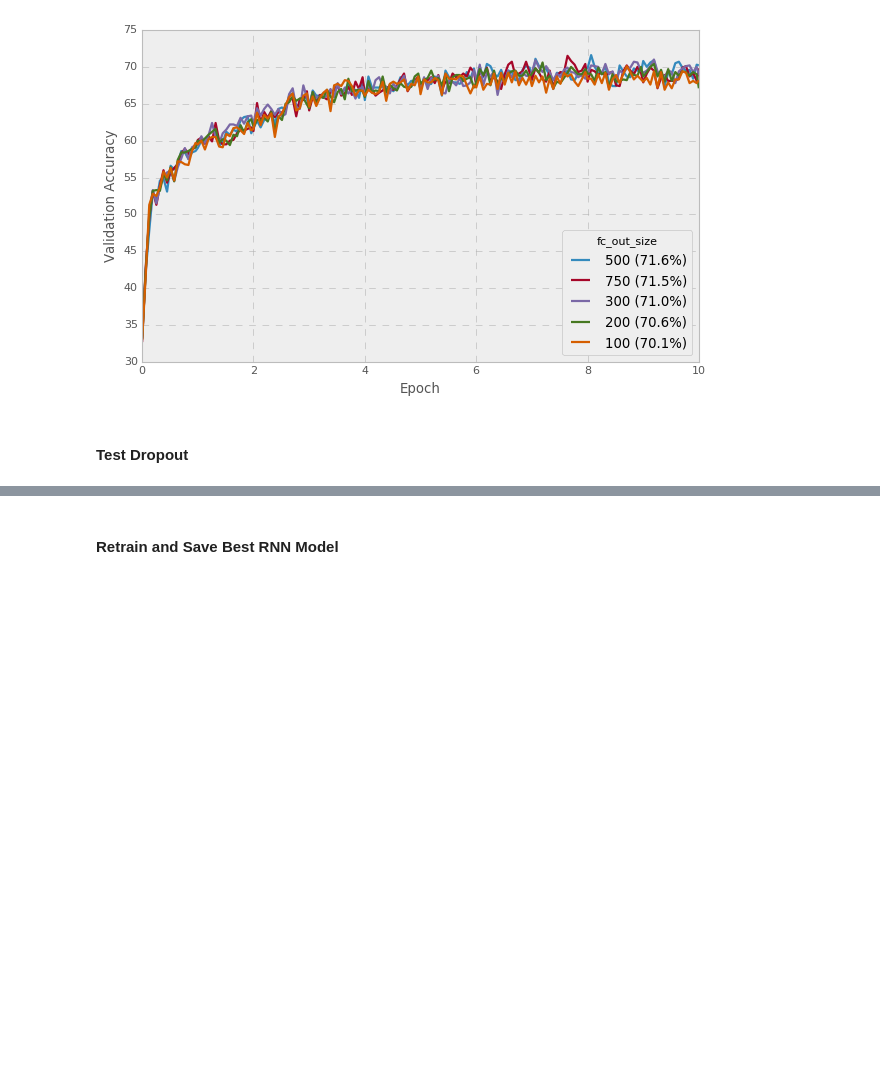
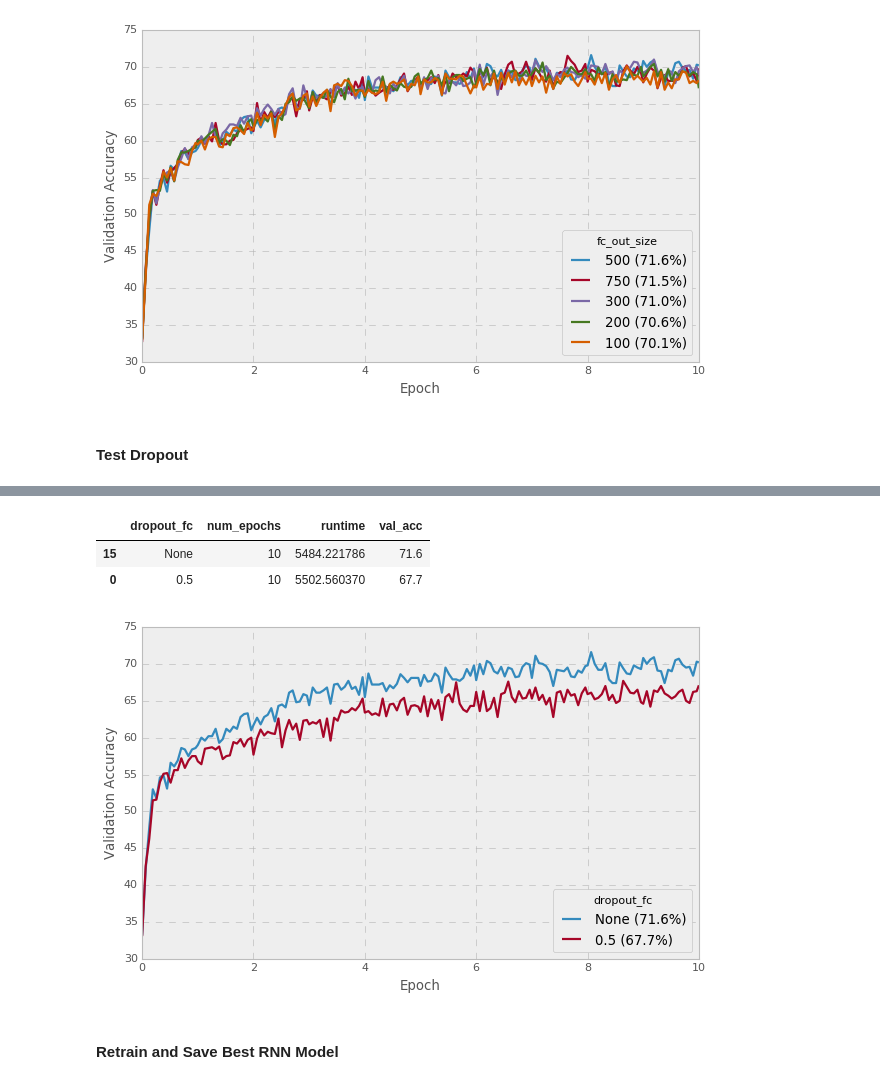
Before and after one commit to nyjgary/nlp-snli, a Jupyter notebook: nlp-snli.ipynb, the cells around one changed output, grey strips where cells are left out. Saved outputs shown, nothing was run; the diff lists cells and outputs as text; code cells hidden in the pictures; blank space fills up the shorter version.

Commit message:
Added CNN dropout, count param function

```diff
--- a/nlp-snli.ipynb
+++ b/nlp-snli.ipynb
@@ -796,3 +814,21 @@ Epoch: 2.00, Train Accuracy: 61.66%, Validation Accuracy: 60.90%
+# %%
+# get best without dropout
+optimal = rnn_fc_out_size_ablation[rnn_fc_out_size_ablation['fc_out_size'] == 500].copy()
+optimal['dropout_fc'] = 'None'
+# concat with dropout
+rnn_dropout_exps = summarize_results(load_experiment_log(experiment_name='RNN_dropout_fc_10epoch_v2', filename=RESULTS_LOG))
+rnn_dropout_exps.dropna(subset=['dropout_fc'], inplace=True)
+rnn_dropout_exps = pd.concat([rnn_dropout_exps, optimal], sort=True)
+rnn_dropout_exps = rnn_dropout_exps.sort_values(by='val_acc', ascending=False)
+rnn_dropout_exps[['dropout_fc', 'num_epochs', 'runtime', 'val_acc']]
+# %% [output]
+|  | dropout_fc | num_epochs | runtime | val_acc |
+| 15 | None | 10 | 5484.221786 | 71.6 |
+| 0 | 0.5 | 10 | 5502.560370 | 67.7 |
+# %%
+plot_multiple_learning_curves(rnn_dropout_exps, 'dropout_fc', legend_loc='lower right')
+# %% [output]
+[figure, added]
 # %% [markdown]
 #### Retrain and Save Best RNN Model
 # %%
```
Also changed, not shown: parts of 23 cells of this notebook.
